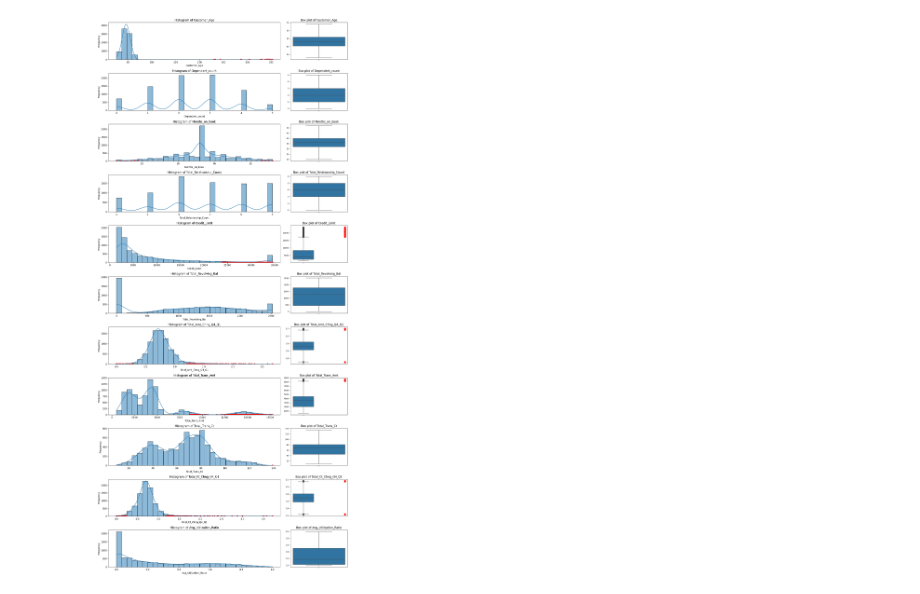
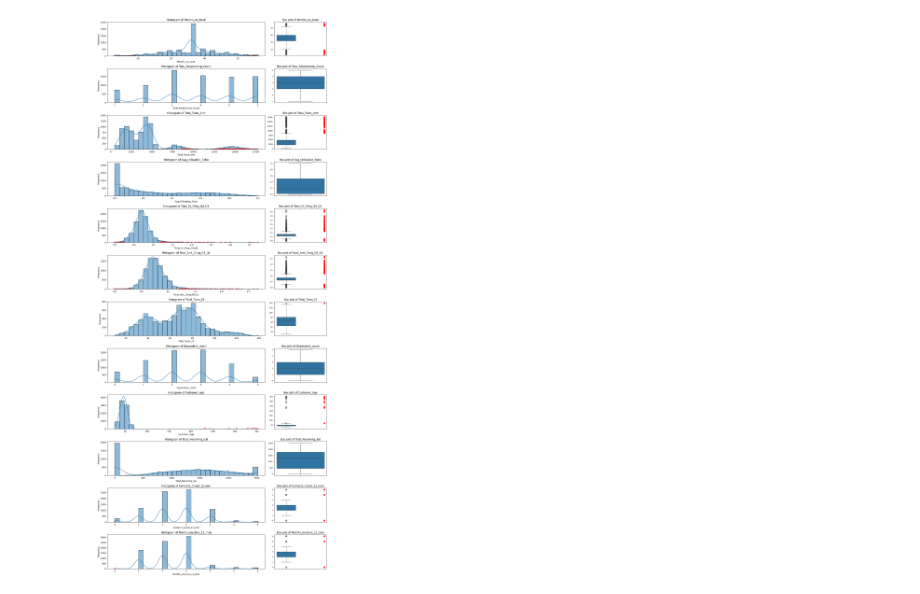
Before and after one commit to SheidaAbedpour/Regression-Credit-Limit-Prediction, a Jupyter notebook: main.ipynb, the cells around one changed output. Drawn from its saved outputs; the diff is of its cells as text; code cells hidden in the pictures.

Commit message:
preprocessing improved & PolyRegression trained

```diff
--- a/main.ipynb
+++ b/main.ipynb
@@ -229,3 +247,0 @@ plt.show()
-# %%
-# Impute missing values in the 'Gender' column
-train_df['Gender'] = train_df['Gender'].fillna('M')
@@ -258,22 +255,11 @@ train_df.head()
+# %%
+# Card Category, Gender : KNN Imputer
+knn_imputer_columns = ['Card_Category', 'Gender_M']
+knn_imputer = KNNImputer(n_neighbors=5)
+train_df[knn_imputer_columns] = knn_imputer.fit_transform(train_df[knn_imputer_columns])
 # %%
-# Imputation Total_Relationship_Count & Months_on_book
-
-features_for_imputation = ['Total_Relationship_Count', 'Months_on_book']
-
-imputer = KNNImputer(n_neighbors=5)
-
-train_df[features_for_imputation] = imputer.fit_transform(train_df[features_for_imputation])
+# Monthes_on_book, Total_Relationship_Count
+imputer_columns = ['Months_on_book', 'Total_Relationship_Count']
+imputer = SimpleImputer(strategy='median')
+imputed_data = imputer.fit_transform(train_df[imputer_columns])
+train_df[imputer_columns] = imputed_data
-# %%
-# Imputation Marital_Status Card_Category
-
-features_for_imputation = ['Customer_Age', 'Dependent_count', 'Months_on_book', 'Total_Relationship_Count',
-                           'Credit_Limit', 'Total_Revolving_Bal', 'Total_Amt_Chng_Q4_Q1', 'Total_Trans_Amt',
-                           'Total_Trans_Ct', 'Total_Ct_Chng_Q4_Q1', 'Avg_Utilization_Ratio',
-                           'Education_Level', 'Marital_Status', 'Income_Category', 'Card_Category', 'Gender']
-
-# Initialize IterativeImputer with a linear regression estimator
-regressor = LinearRegression()
-imp = IterativeImputer(estimator=regressor, missing_values=np.nan, max_iter=10, verbose=2, imputation_order='roman')
-
-# Fit and transform the imputer on the selected features
-train_df[features_for_imputation] = imp.fit_transform(train_df[features_for_imputation])
@@ -317,8 +287,8 @@ train_df.describe()
 # %%
-numeric_columns = ['Customer_Age', 'Dependent_count', 'Months_on_book', 'Total_Relationship_Count',
-                   'Credit_Limit', 'Total_Revolving_Bal', 'Total_Amt_Chng_Q4_Q1', 'Total_Trans_Amt',
-                   'Total_Trans_Ct', 'Total_Ct_Chng_Q4_Q1', 'Avg_Utilization_Ratio',
-                   ]
+numeric_columns = ['Months_on_book', 'Total_Relationship_Count', 'Total_Trans_Amt',
+                  'Avg_Utilization_Ratio', 'Total_Ct_Chng_Q4_Q1', 'Total_Amt_Chng_Q4_Q1',
+                  'Total_Trans_Ct', 'Dependent_count', 'Customer_Age', 'Total_Revolving_Bal',
+                  'Contacts_Count_12_mon', 'Months_Inactive_12_mon']
 
 
 fig, axes = plt.subplots(nrows=len(numeric_columns), ncols=2, figsize=(15, 3*len(numeric_columns)), gridspec_kw={'width_ratios': [3, 1]})
@@ -332,32 +302,32 @@ for i, feature in enumerate(numeric_columns):
 
     # Detect and mark outliers using histogram
     q1 = train_df[feature].quantile(0.25)
     q3 = train_df[feature].quantile(0.75)
     iqr = q3 - q1
     lower_bound = q1 - 1.5 * iqr
     upper_bound = q3 + 1.5 * iqr
     outliers = train_df[(train_df[feature] < lower_bound) | (train_df[feature] > upper_bound)]
     axes[i, 0].scatter(outliers[feature], [0] * len(outliers), color='red', label='Outliers')
-    train_df.loc[(train_df[feature] < lower_bound) | (train_df[feature] > upper_bound), feature] = np.nan
+    # train_df.loc[(train_df[feature] < lower_bound) | (train_df[feature] > upper_bound), feature] = np.nan
 
 # Plot box plots
 for i, feature in enumerate(numeric_columns):
     sns.boxplot(data=train_df, y=feature, ax=axes[i, 1], orient='v', width=0.5)
     axes[i, 1].set_title(f'Box plot of {feature}')
     axes[i, 1].set_ylabel('')
     axes[i, 1].set_xlabel('')
     axes[i, 1].tick_params(axis='y', labelsize=8)
 
     # Detect and mark outliers using box plot
     q1 = train_df[feature].quantile(0.25)
     q3 = train_df[feature].quantile(0.75)
     iqr = q3 - q1
     lower_bound = q1 - 1.5 * iqr
     upper_bound = q3 + 1.5 * iqr
     outliers = train_df[(train_df[feature] < lower_bound) | (train_df[feature] > upper_bound)]
     axes[i, 1].scatter([1] * len(outliers), outliers[feature], color='red', label='Outliers')
 
 plt.tight_layout()
 plt.show()
 # %% [output]
-[figure, old version]
+[figure, new version]
```
Also changed, not shown: parts of 43 cells of this notebook.
